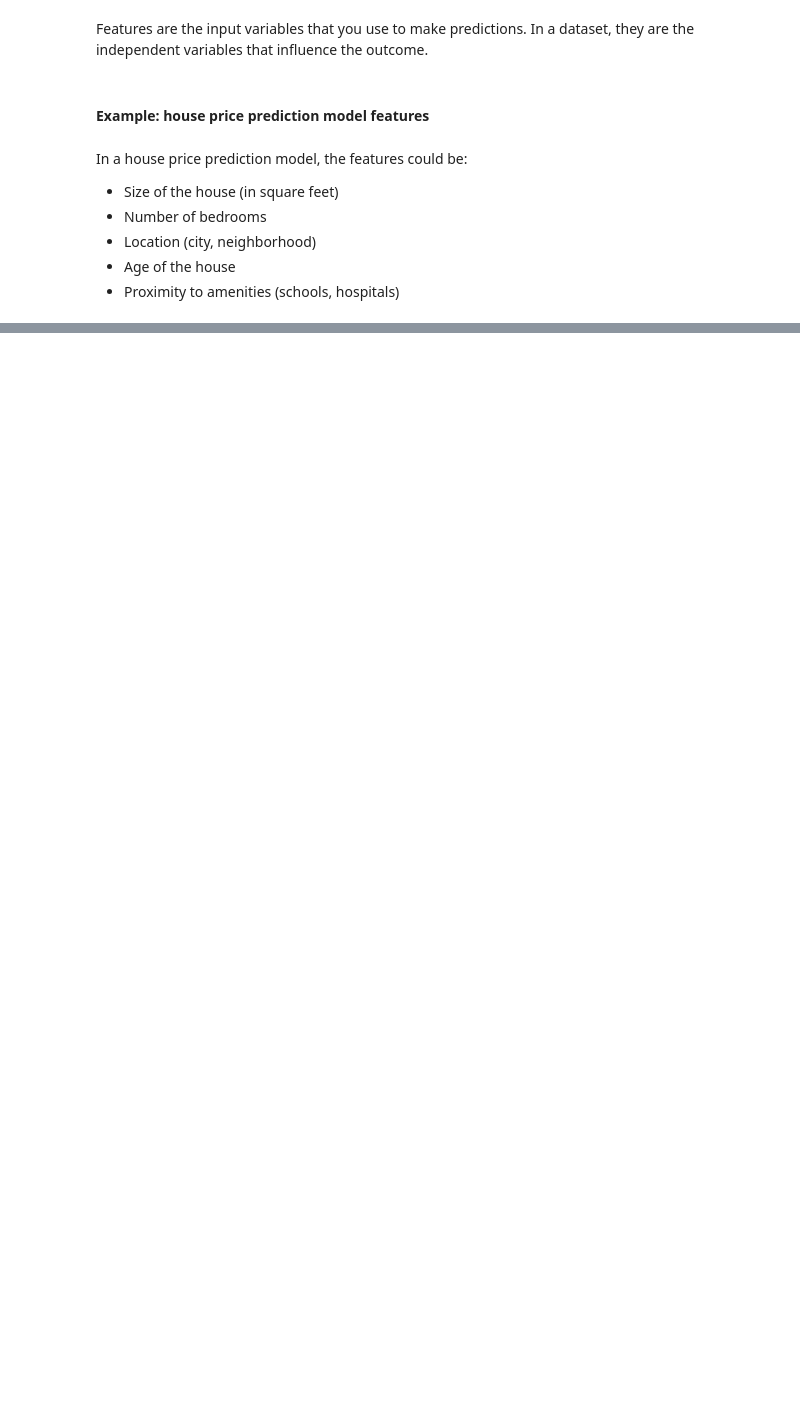
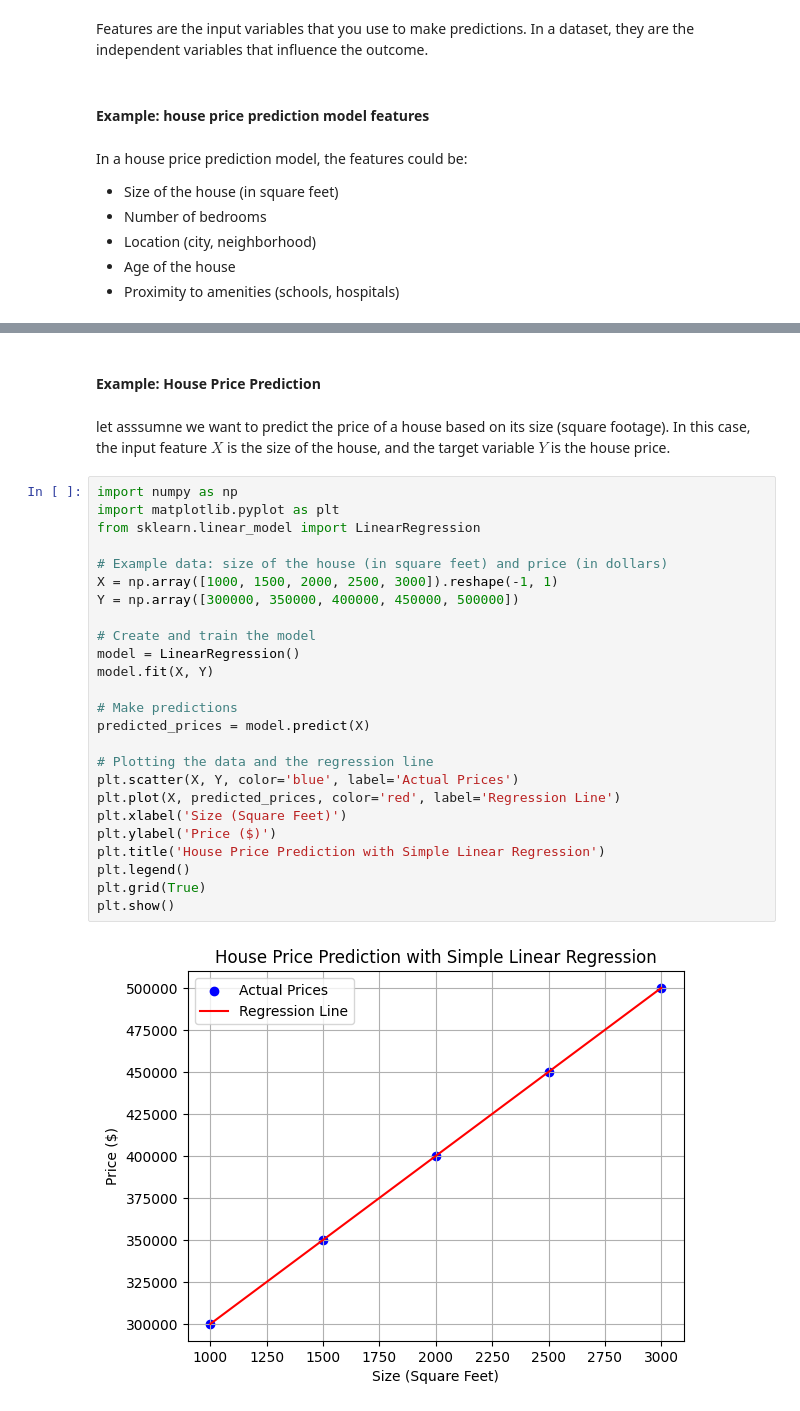
Before and after one commit to ameygawade/DataScience-100-Days-of-Data-Science, a Jupyter notebook: Week 1-2 Setting Up and Fundamentals/Day-8 Introduction to Supervised Learning, Linear Regression/Day_8_ introduction_to_supervised_learning.ipynb, the cells around one changed output, grey strips where cells are left out. Cells and saved outputs as stored; diff of their text form; blank space fills up the shorter version.

```diff
--- a/Week 1-2 Setting Up and Fundamentals/Day-8 Introduction to Supervised Learning, Linear Regression/Day_8_ introduction_to_supervised_learning.ipynb
+++ b/Week 1-2 Setting Up and Fundamentals/Day-8 Introduction to Supervised Learning, Linear Regression/Day_8_ introduction_to_supervised_learning.ipynb
@@ -55,0 +182,31 @@ The target is the variable you're trying to predict. It’s the dependent variab
+# %% [markdown]
+#### Example: House Price Prediction
+# %% [markdown]
+let asssumne we want to predict the price of a house based on its size (square footage). In this case, the input feature $ X $ is the size of the house, and the target variable $ Y $ is the house price.
+# %%
+import numpy as np
+import matplotlib.pyplot as plt
+from sklearn.linear_model import LinearRegression
+
+# Example data: size of the house (in square feet) and price (in dollars)
+X = np.array([1000, 1500, 2000, 2500, 3000]).reshape(-1, 1)
+Y = np.array([300000, 350000, 400000, 450000, 500000])
+
+# Create and train the model
+model = LinearRegression()
+model.fit(X, Y)
+
+# Make predictions
+predicted_prices = model.predict(X)
+
+# Plotting the data and the regression line
+plt.scatter(X, Y, color='blue', label='Actual Prices')
+plt.plot(X, predicted_prices, color='red', label='Regression Line')
+plt.xlabel('Size (Square Feet)')
+plt.ylabel('Price ($)')
+plt.title('House Price Prediction with Simple Linear Regression')
+plt.legend()
+plt.grid(True)
+plt.show()
+# %% [output]
+[figure, added]
```
Also changed, not shown: parts of 59 cells of this notebook.
